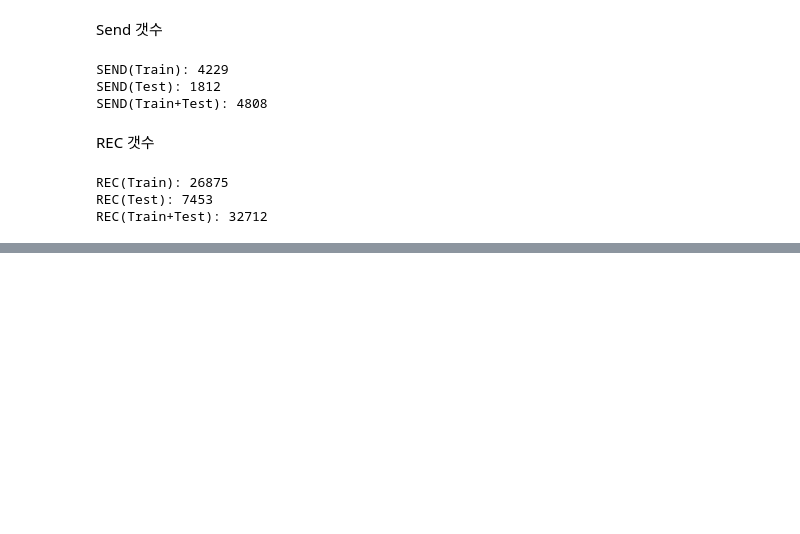
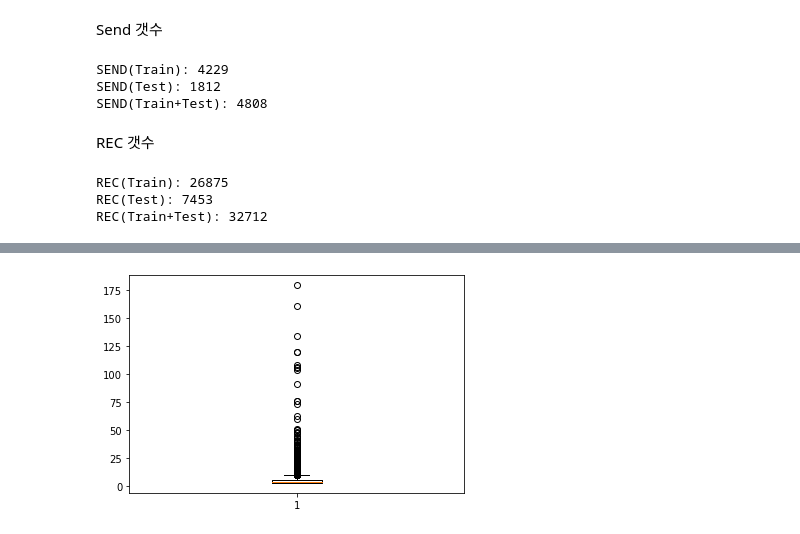
Before and after one commit to Owening2/Pre_competition, a Jupyter notebook: Predict_distribution.ipynb, the cells around one changed output, grey strips where cells are left out. Drawn from its saved outputs; the diff is of its cells as text; code cells hidden in the pictures; blank space fills up the shorter version.

```diff
--- a/Predict_distribution.ipynb
+++ b/Predict_distribution.ipynb
@@ -104,0 +213,5 @@ REC(Train+Test): 32712
+# %%
+plt.boxplot(df_send.avg)
+plt.show()
+# %% [output]
+[figure, added]
```
Also changed, not shown: parts of 12 cells of this notebook.
